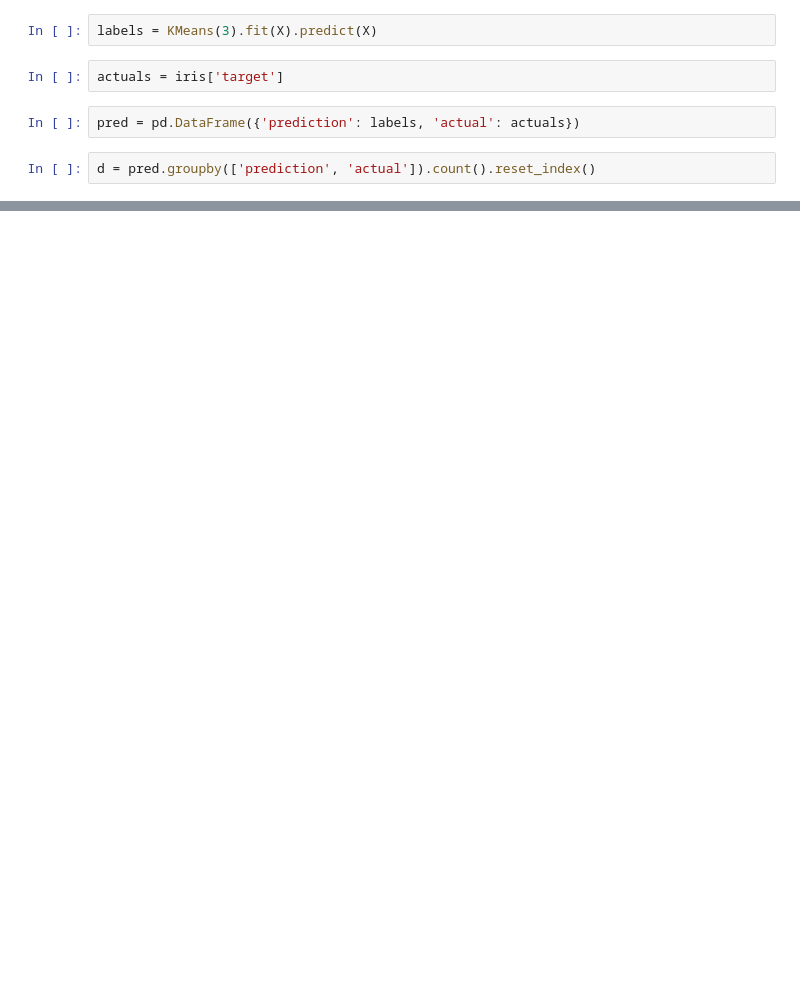
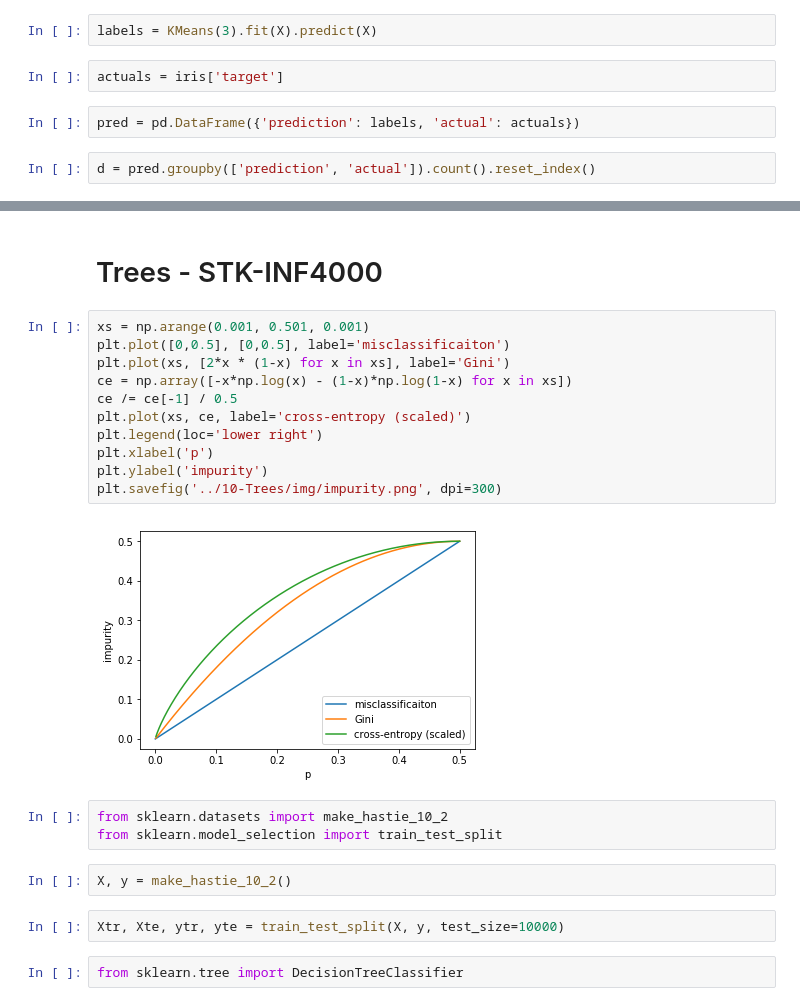
Before and after one commit to dhesse/STK-INF4000, a Jupyter notebook: nbhome/Plots.ipynb, the cells around one changed output, grey strips where cells are left out. Saved outputs shown, nothing was run; the diff lists cells and outputs as text; blank space fills up the shorter version.

```diff
--- a/nbhome/Plots.ipynb
+++ b/nbhome/Plots.ipynb
@@ -554,0 +697,24 @@ plt.savefig('../../Sparebank/talks/img/iris_bars.png', dpi=300)
+# %% [markdown]
+# Trees - STK-INF4000
+# %%
+xs = np.arange(0.001, 0.501, 0.001)
+plt.plot([0,0.5], [0,0.5], label='misclassificaiton')
+plt.plot(xs, [2*x * (1-x) for x in xs], label='Gini')
+ce = np.array([-x*np.log(x) - (1-x)*np.log(1-x) for x in xs])
+ce /= ce[-1] / 0.5
+plt.plot(xs, ce, label='cross-entropy (scaled)')
+plt.legend(loc='lower right')
+plt.xlabel('p')
+plt.ylabel('impurity')
+plt.savefig('../10-Trees/img/impurity.png', dpi=300)
+# %% [output]
+[figure, added]
+# %%
+from sklearn.datasets import make_hastie_10_2
+from sklearn.model_selection import train_test_split
+# %%
+X, y = make_hastie_10_2()
+# %%
+Xtr, Xte, ytr, yte = train_test_split(X, y, test_size=10000)
+# %%
+from sklearn.tree import DecisionTreeClassifier
```
Also changed, not shown: parts of 55 cells of this notebook, 44 other files.
